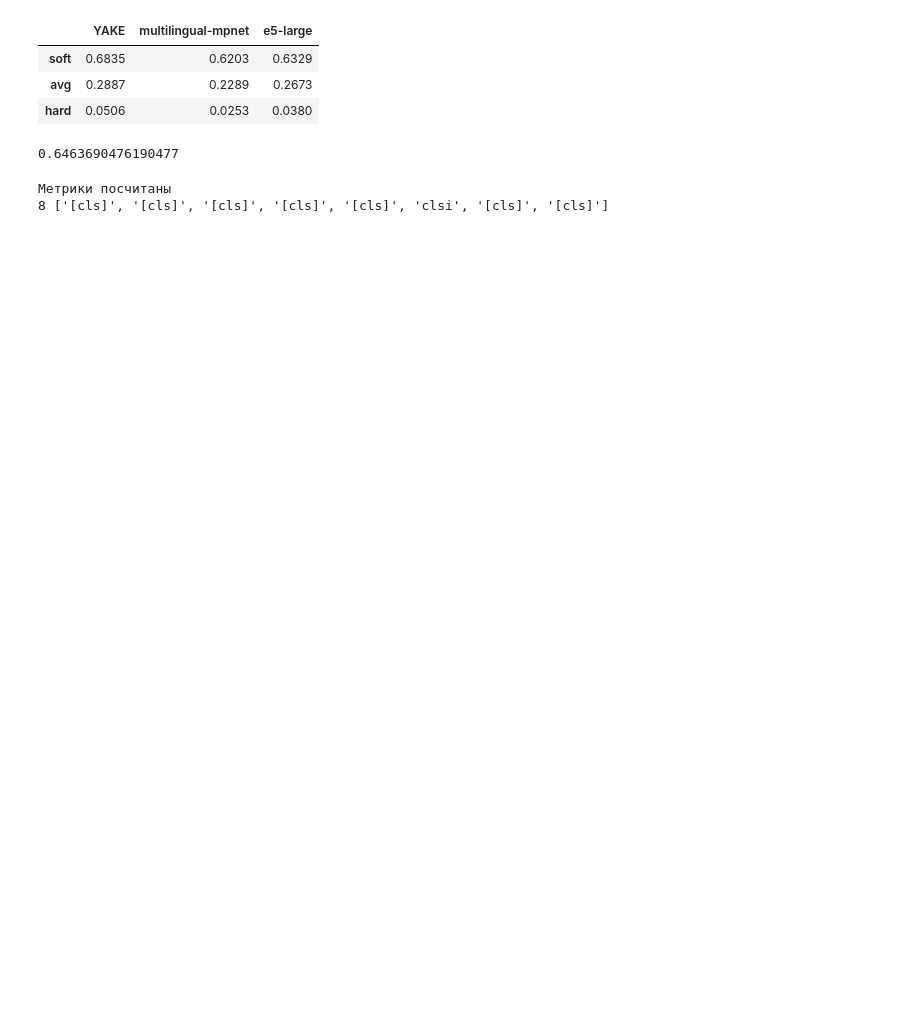
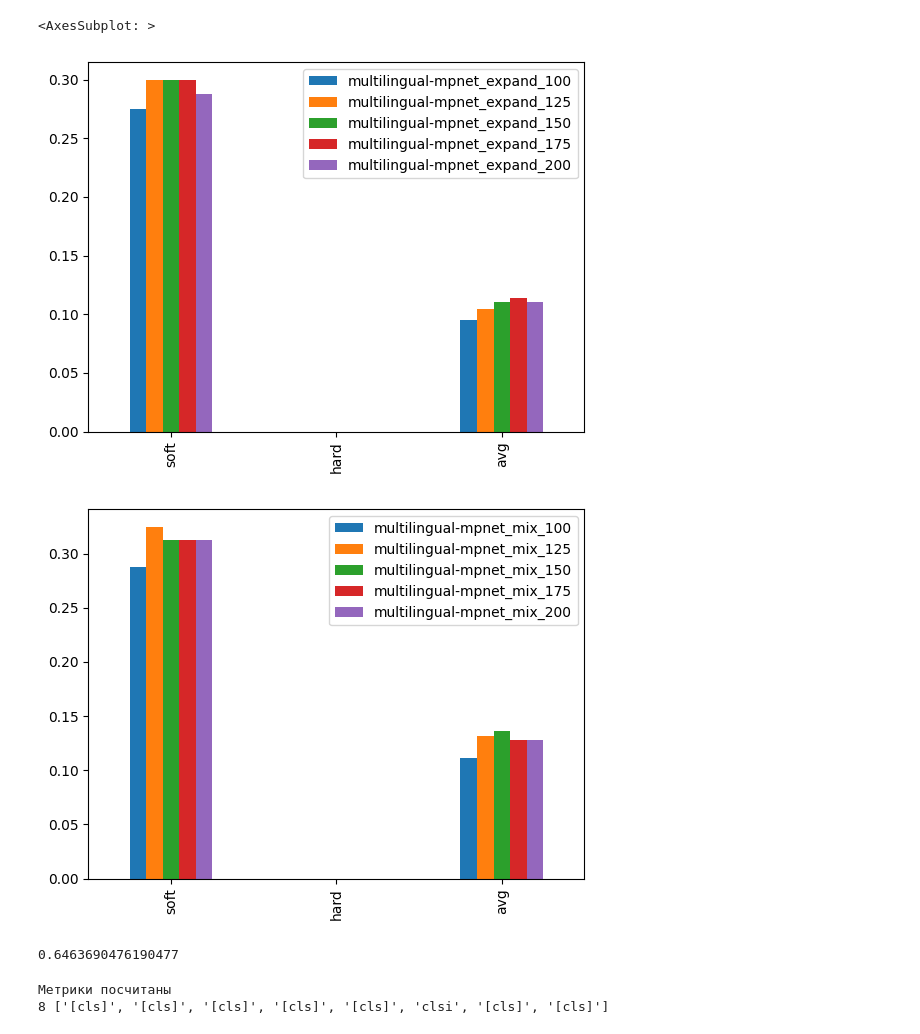
Before and after one commit to Ramnck/term-vector-extraction, a Jupyter notebook: vaildate.ipynb, the cells around one changed output. Saved outputs shown, nothing was run; the diff lists cells and outputs as text; code cells hidden in the pictures; blank space fills up the shorter version.

```diff
--- a/vaildate.ipynb
+++ b/vaildate.ipynb
@@ -130,16 +140,67 @@ pd.DataFrame(data)
-# %%
-a = {
-    "YAKE": {"soft": 0.6835, "avg": 0.2887, "hard": 0.0506},
-    "multilingual-mpnet": {"soft": 0.6203, "avg": 0.2289, "hard": 0.0253},
-    "e5-large": {"soft": 0.6329, "avg": 0.2673, "hard": 0.0380},
-}
-
-pd.DataFrame(a)
-# %% [output]
-|  | YAKE | multilingual-mpnet | e5-large |
-| soft | 0.6835 | 0.6203 | 0.6329 |
-| avg | 0.2887 | 0.2289 | 0.2673 |
-| hard | 0.0506 | 0.0253 | 0.0380 |
+# %%
+# Разделить метрики по виду экстрактора
+
+from pathlib import Path
+
+import pandas as pd
+from sklearn import metrics
+import json
+import matplotlib.pyplot as plt
+
+
+base_path = Path("data") / "eval"
+with open(base_path / "eval.json", encoding="utf-8") as file:
+    rawdata = json.load(file)
+
+metrics = ["soft", "hard", "avg"]
+
+yake = {
+    k: {k1: v1 for k1, v1 in v.items() if k1 in metrics}
+    for k, v in rawdata.items()
+    if "YAKE" in k
+}
+e5 = {
+    k: {k1: v1 for k1, v1 in v.items() if k1 in metrics}
+    for k, v in rawdata.items()
+    if "e5" in k
+}
+mpnet = {
+    k: {k1: v1 for k1, v1 in v.items() if k1 in metrics}
+    for k, v in rawdata.items()
+    if "mpnet" in k
+}
+
+methods = ["expand", "mix"]
+
+
+data = mpnet
+
+data_dict = {}
+for method in methods:
+    data_dict[method] = {k: v for k, v in data.items() if method in k}
+
+
+exp = pd.DataFrame(data_dict["expand"])
+mix = pd.DataFrame(data_dict["mix"])
+
+e5 = pd.DataFrame(e5)
+mpnet = pd.DataFrame(mpnet)
+
+# fig, ax = plt.subplots(1,2)
+
+
+exp.plot.bar()
+mix.plot.bar()
+
+
+# ax[0].bar(yake)
+# ax[1].bar(e5)
+# ax[2].bar(mpnet)
+# plt.show()
+# %% [output]
+<AxesSubplot: >
+[figure, added]
+[figure, added]
 # %%
 # UPDATE 56 field
 from documents import FileSystem
```
Also changed, not shown: parts of 5 cells of this notebook, 15 other files.
